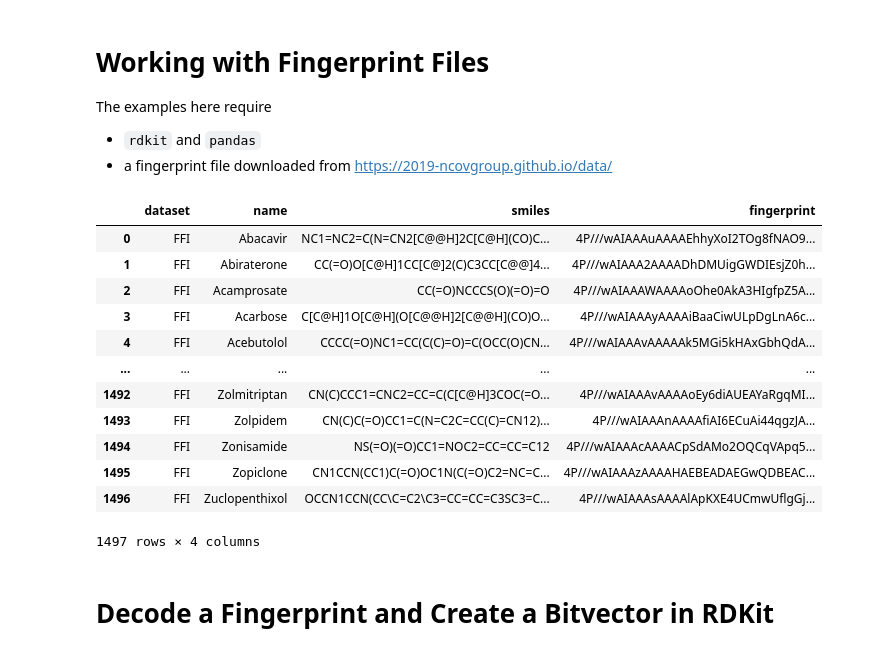
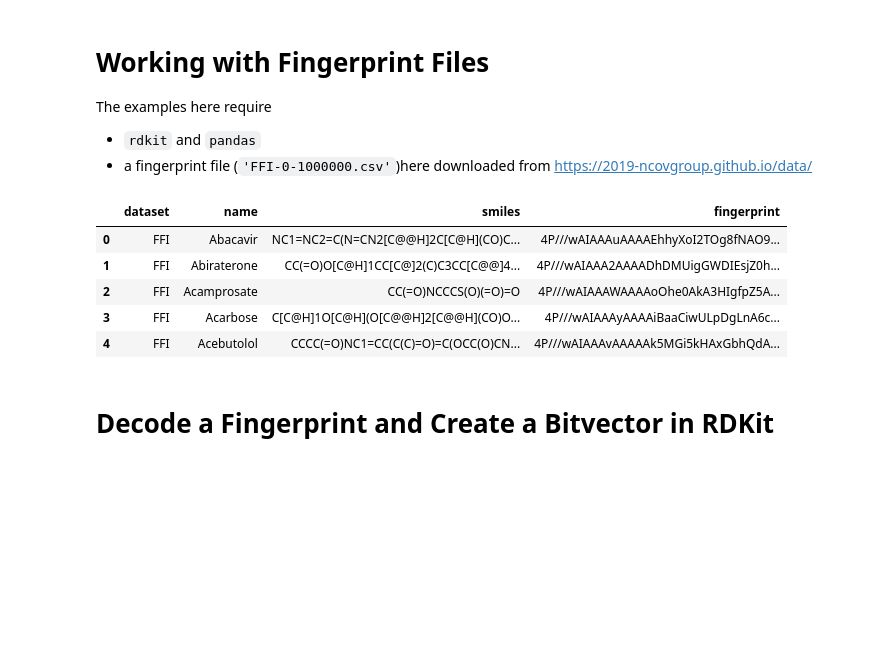
Before and after one commit to globus-labs/covid-analyses, a Jupyter notebook: examples/fingerprint.ipynb, the cells around one changed output. Drawn from its saved outputs; the diff is of its cells as text; code cells hidden in the pictures; blank space fills up the shorter version.

```diff
--- a/examples/fingerprint.ipynb
+++ b/examples/fingerprint.ipynb
@@ -3,7 +3,7 @@
 
 The examples here require
 * `rdkit` and `pandas`
-* a fingerprint file downloaded from https://2019-ncovgroup.github.io/data/
+* a fingerprint file (`'FFI-0-1000000.csv'`)here  downloaded from https://2019-ncovgroup.github.io/data/
 # %%
 import pandas as pd
 import base64
@@ -11,21 +13,16 @@ from rdkit import DataStructs
 from operator import itemgetter
 # %%
-df = pd.read_csv('FFI-0-1000000.csv',names=["dataset","name","smiles","fingerprint"])
-df
+data_file = 'FFI-0-1000000.csv'
+df = pd.read_csv(data_file,
+                 names=["dataset","name","smiles","fingerprint"])
+df.head()
 # %% [output]
 |  | dataset | name | smiles | fingerprint |
 | 0 | FFI | Abacavir | NC1=NC2=C(N=CN2[C@@H]2C[C@H](CO)C... | 4P///wAIAAAuAAAAEhhyXoI2TOg8fNAO9... |
 | 1 | FFI | Abiraterone | CC(=O)O[C@H]1CC[C@]2(C)C3CC[C@@]4... | 4P///wAIAAA2AAAADhDMUigGWDIEsjZ0h... |
 | 2 | FFI | Acamprosate | CC(=O)NCCCS(O)(=O)=O | 4P///wAIAAAWAAAAoOhe0AkA3HIgfpZ5A... |
 | 3 | FFI | Acarbose | C[C@H]1O[C@H](O[C@@H]2[C@@H](CO)O... | 4P///wAIAAAyAAAAiBaaCiwULpDgLnA6c... |
 | 4 | FFI | Acebutolol | CCCC(=O)NC1=CC(C(C)=O)=C(OCC(O)CN... | 4P///wAIAAAvAAAAAk5MGi5kHAxGbhQdA... |
-| ... | ... | ... | ... | ... |
-| 1492 | FFI | Zolmitriptan | CN(C)CCC1=CNC2=CC=C(C[C@H]3COC(=O... | 4P///wAIAAAvAAAAoEy6diAUEAYaRgqMI... |
-| 1493 | FFI | Zolpidem | CN(C)C(=O)CC1=C(N=C2C=CC(C)=CN12)... | 4P///wAIAAAnAAAAfiAI6ECuAi44qgzJA... |
-| 1494 | FFI | Zonisamide | NS(=O)(=O)CC1=NOC2=CC=CC=C12 | 4P///wAIAAAcAAAACpSdAMo2OQCqVApq5... |
-| 1495 | FFI | Zopiclone | CN1CCN(CC1)C(=O)OC1N(C(=O)C2=NC=C... | 4P///wAIAAAzAAAAHAEBEADAEGwQDBEAC... |
-| 1496 | FFI | Zuclopenthixol | OCCN1CCN(CC\C=C2\C3=CC=CC=C3SC3=C... | 4P///wAIAAAsAAAAlApKXE4UCmwUflgGj... |
-1497 rows × 4 columns
 # %% [markdown]
 # Decode a Fingerprint and Create a Bitvector in RDKit
 # %%
```
Also changed, not shown: parts of 7 cells of this notebook, 2 other files.
